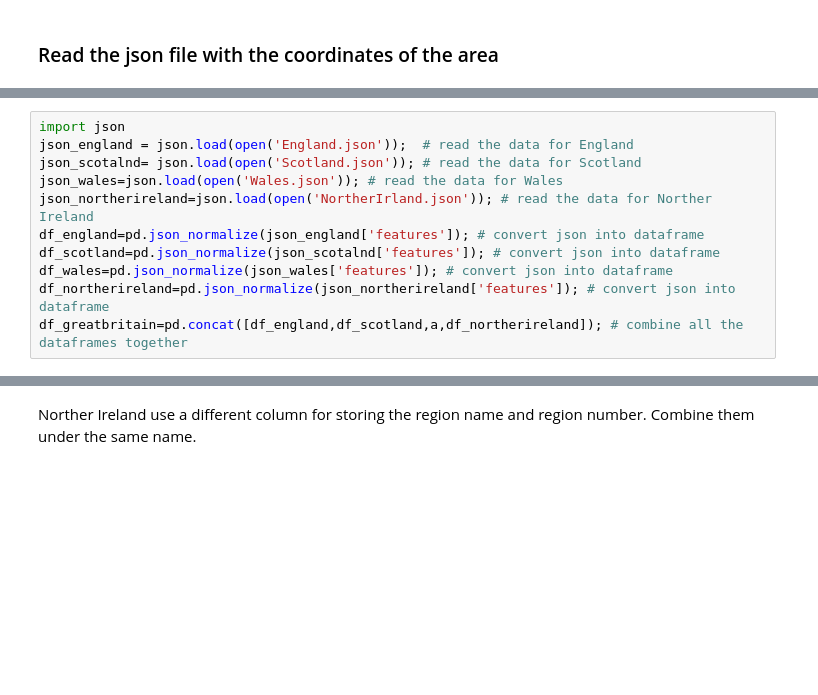
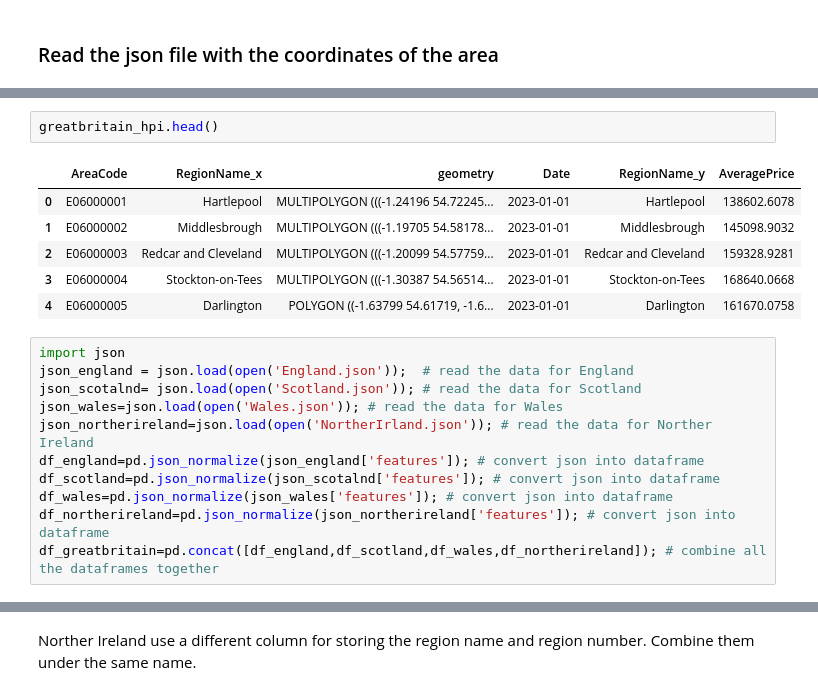
Before and after one commit to gabrielegranello/Dataviz, a Jupyter notebook: Data_cleaning.ipynb, the cells around one changed output, grey strips where cells are left out. Drawn from its saved outputs; the diff is of its cells as text; blank space fills up the shorter version.

```diff
--- a/Data_cleaning.ipynb
+++ b/Data_cleaning.ipynb
@@ -47,3 +109,12 @@ df_final.to_json(path_or_buf='HPI.json', orient='records')
+# %%
+greatbritain_hpi.head()
+# %% [output]
+|  | AreaCode | RegionName_x | geometry | Date | RegionName_y | AveragePrice |
+| 0 | E06000001 | Hartlepool | MULTIPOLYGON (((-1.24196 54.72245... | 2023-01-01 | Hartlepool | 138602.6078 |
+| 1 | E06000002 | Middlesbrough | MULTIPOLYGON (((-1.19705 54.58178... | 2023-01-01 | Middlesbrough | 145098.9032 |
+| 2 | E06000003 | Redcar and Cleveland | MULTIPOLYGON (((-1.20099 54.57759... | 2023-01-01 | Redcar and Cleveland | 159328.9281 |
+| 3 | E06000004 | Stockton-on-Tees | MULTIPOLYGON (((-1.30387 54.56514... | 2023-01-01 | Stockton-on-Tees | 168640.0668 |
+| 4 | E06000005 | Darlington | POLYGON ((-1.63799 54.61719, -1.6... | 2023-01-01 | Darlington | 161670.0758 |
 # %%
 import json
 json_england = json.load(open('England.json'));  # read the data for England
@@ -54,4 +125,4 @@ df_england=pd.json_normalize(json_england['features']); # convert json into data
 df_scotland=pd.json_normalize(json_scotalnd['features']); # convert json into dataframe
 df_wales=pd.json_normalize(json_wales['features']); # convert json into dataframe
 df_northerireland=pd.json_normalize(json_northerireland['features']); # convert json into dataframe
-df_greatbritain=pd.concat([df_england,df_scotland,a,df_northerireland]); # combine all the dataframes together
+df_greatbritain=pd.concat([df_england,df_scotland,df_wales,df_northerireland]); # combine all the dataframes together
```
Also changed, not shown: parts of 24 cells of this notebook, 2 other files.
